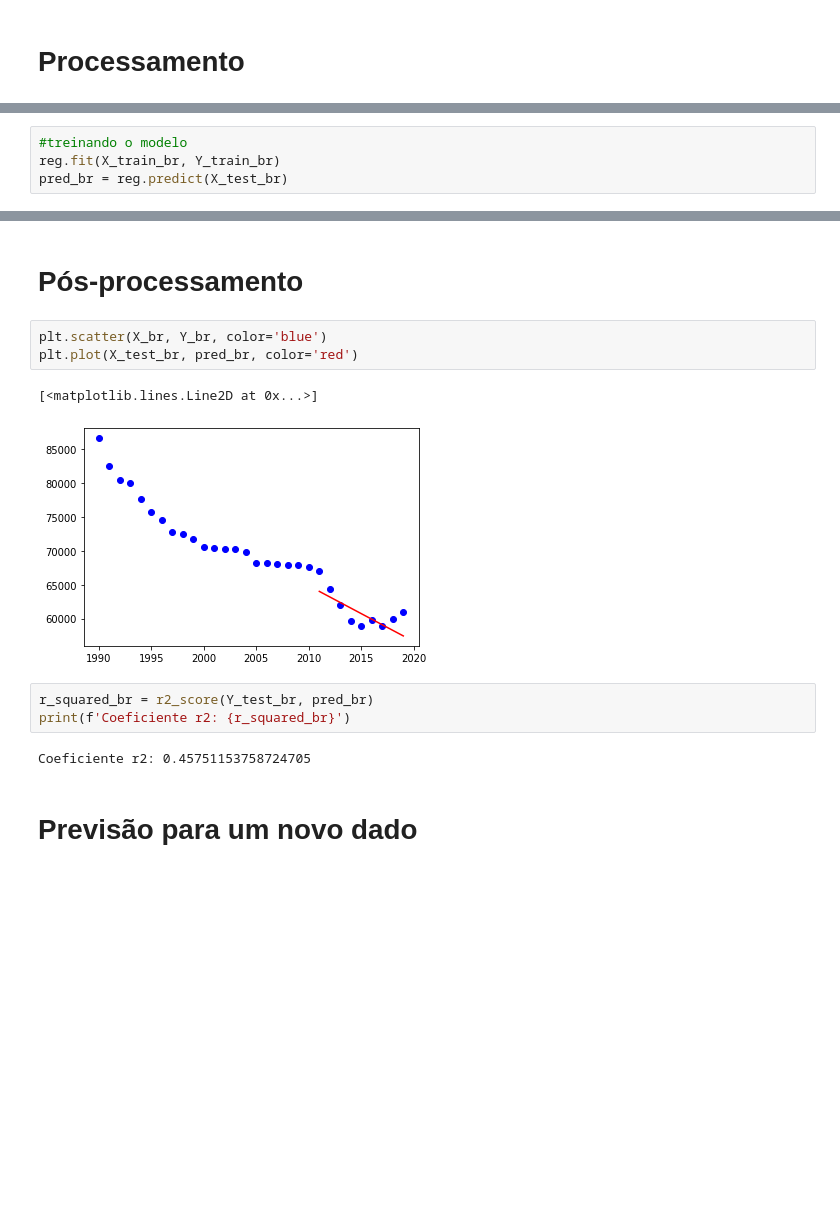
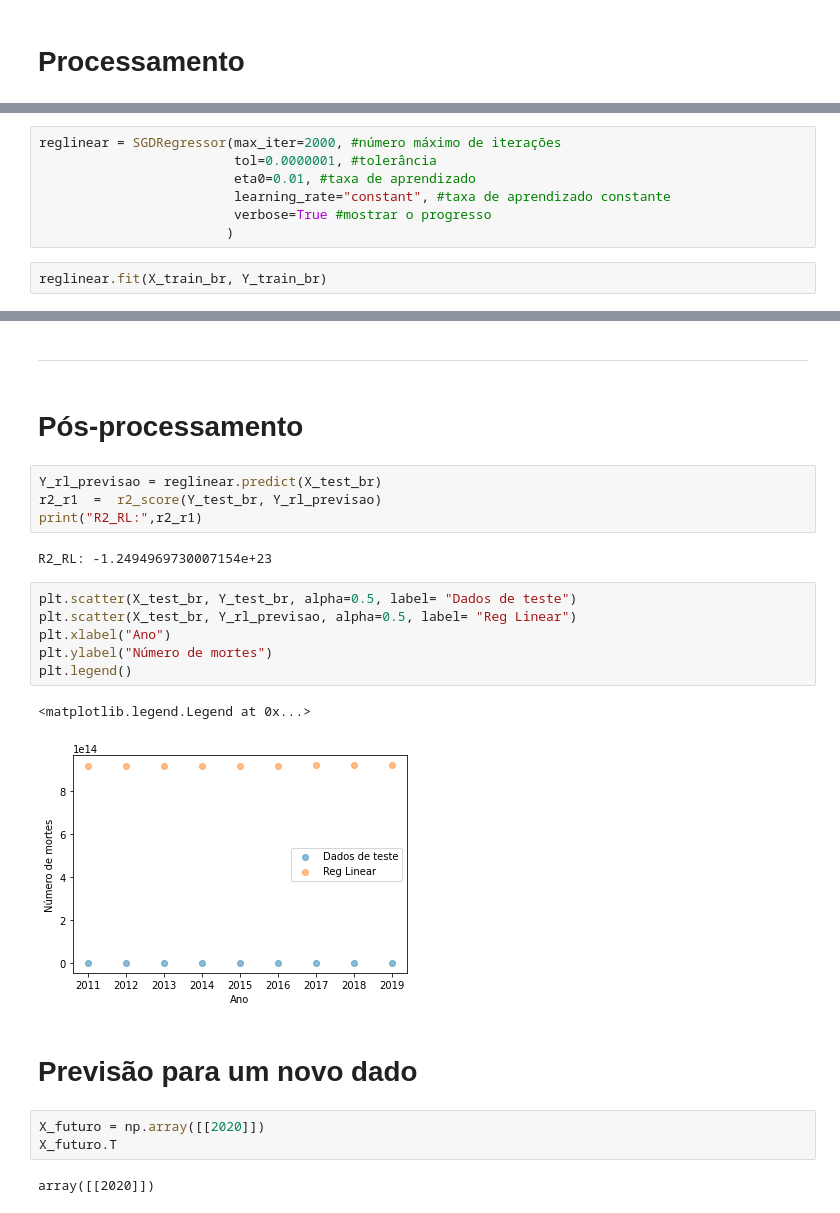
Before and after one commit to Matheus-Fontinele-Alves-Vieria/Artificial-Intelligence, a Jupyter notebook: src/notebook/Number_of_deaths.ipynb, the cells around one changed output, grey strips where cells are left out. Saved outputs shown, nothing was run; the diff lists cells and outputs as text; blank space fills up the shorter version.

```diff
--- a/src/notebook/Number_of_deaths.ipynb
+++ b/src/notebook/Number_of_deaths.ipynb
@@ -143,4 +135,9 @@ Y_test_br = Y_test_br.reshape(-1,1)
-# %%
-#treinando o modelo
-reg.fit(X_train_br, Y_train_br)
-pred_br = reg.predict(X_test_br)
+# %%
+reglinear = SGDRegressor(max_iter=2000, #número máximo de iterações
+                         tol=0.0000001, #tolerância
+                         eta0=0.01, #taxa de aprendizado
+                         learning_rate="constant", #taxa de aprendizado constante
+                         verbose=True #mostrar o progresso
+                        )
+# %%
+reglinear.fit(X_train_br, Y_train_br)
@@ -147,15 +165,26 @@ pred_br = reg.predict(X_test_br)
+# %% [markdown]
+------------------------------------
 # %% [markdown]
 # Pós-processamento
-# %%
-plt.scatter(X_br, Y_br, color='blue')
-plt.plot(X_test_br, pred_br, color='red')
-# %% [output]
-[<matplotlib.lines.Line2D at 0x...>]
-[figure, removed]
-# %%
-r_squared_br = r2_score(Y_test_br, pred_br)
-print(f'Coeficiente r2: {r_squared_br}')
-# %% [output]
-Coeficiente r2: 0.45751153758724705
+# %%
+Y_rl_previsao = reglinear.predict(X_test_br)
+r2_r1  =  r2_score(Y_test_br, Y_rl_previsao)
+print("R2_RL:",r2_r1)
+# %% [output]
+R2_RL: -1.2494969730007154e+23
+# %%
+plt.scatter(X_test_br, Y_test_br, alpha=0.5, label= "Dados de teste")
+plt.scatter(X_test_br, Y_rl_previsao, alpha=0.5, label= "Reg Linear")
+plt.xlabel("Ano")
+plt.ylabel("Número de mortes")
+plt.legend()
+# %% [output]
+<matplotlib.legend.Legend at 0x...>
+[figure, added]
 # %% [markdown]
 # Previsão para um novo dado
+# %%
+X_futuro = np.array([[2020]])
+X_futuro.T
+# %% [output]
+array([[2020]])
```
Also changed, not shown: parts of 13 cells of this notebook, 6 other files.
